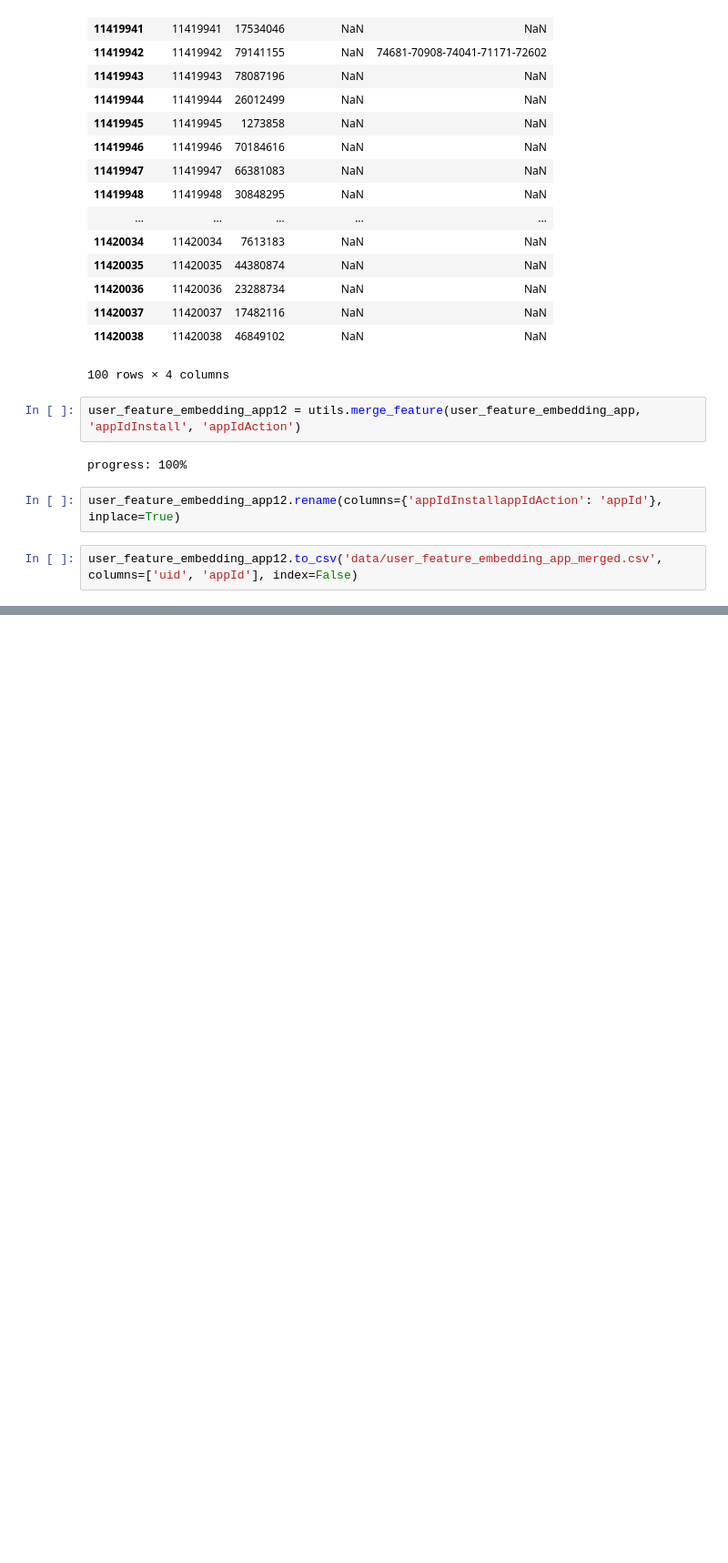
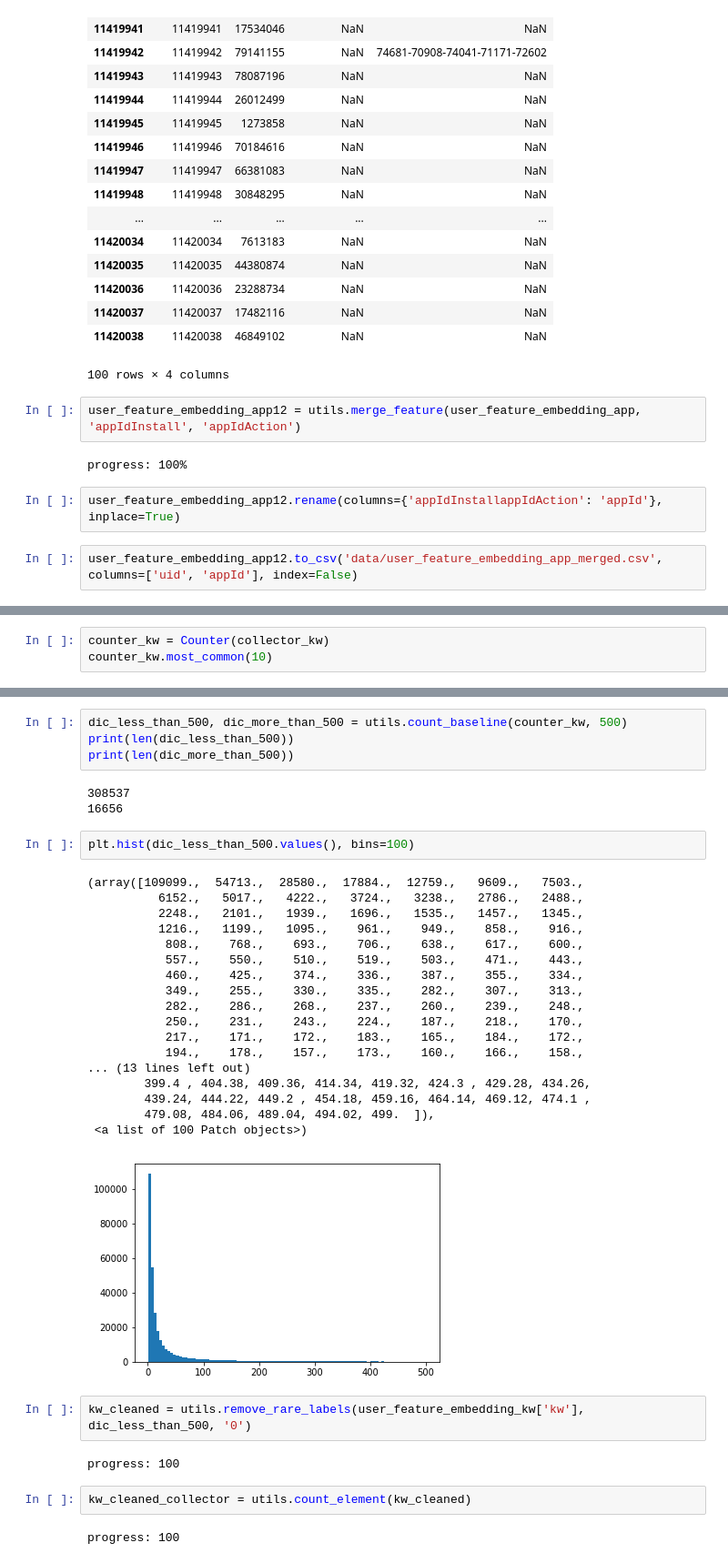
Before and after one commit to ModaoT/firstkill, a Jupyter notebook: complex_data_handling.ipynb, the cells around one changed output, grey strips where cells are left out. Shown at 91% size. Cells and saved outputs as stored; diff of their text form; blank space fills up the shorter version.

```diff
--- a/complex_data_handling.ipynb
+++ b/complex_data_handling.ipynb
@@ -223,0 +271,3 @@ user_feature_embedding_app12.to_csv('data/user_feature_embedding_app_merged.csv'
+# %%
+counter_kw = Counter(collector_kw)
+counter_kw.most_common(10)
@@ -223,0 +285,36 @@ user_feature_embedding_app12.to_csv('data/user_feature_embedding_app_merged.csv'
+# %%
+dic_less_than_500, dic_more_than_500 = utils.count_baseline(counter_kw, 500)
+print(len(dic_less_than_500))
+print(len(dic_more_than_500))
+# %% [output]
+308537
+16656
+# %%
+plt.hist(dic_less_than_500.values(), bins=100)
+# %% [output]
+(array([109099.,  54713.,  28580.,  17884.,  12759.,   9609.,   7503.,
+          6152.,   5017.,   4222.,   3724.,   3238.,   2786.,   2488.,
+          2248.,   2101.,   1939.,   1696.,   1535.,   1457.,   1345.,
+          1216.,   1199.,   1095.,    961.,    949.,    858.,    916.,
+           808.,    768.,    693.,    706.,    638.,    617.,    600.,
+           557.,    550.,    510.,    519.,    503.,    471.,    443.,
+           460.,    425.,    374.,    336.,    387.,    355.,    334.,
+           349.,    255.,    330.,    335.,    282.,    307.,    313.,
+           282.,    286.,    268.,    237.,    260.,    239.,    248.,
+           250.,    231.,    243.,    224.,    187.,    218.,    170.,
+           217.,    171.,    172.,    183.,    165.,    184.,    172.,
+           194.,    178.,    157.,    173.,    160.,    166.,    158.,
+... (13 lines left out)
+        399.4 , 404.38, 409.36, 414.34, 419.32, 424.3 , 429.28, 434.26,
+        439.24, 444.22, 449.2 , 454.18, 459.16, 464.14, 469.12, 474.1 ,
+        479.08, 484.06, 489.04, 494.02, 499.  ]),
+ <a list of 100 Patch objects>)
+[figure, added]
+# %%
+kw_cleaned = utils.remove_rare_labels(user_feature_embedding_kw['kw'], dic_less_than_500, '0')
+# %% [output]
+progress: 100
+# %%
+kw_cleaned_collector = utils.count_element(kw_cleaned)
+# %% [output]
+progress: 100
```
Also changed, not shown: parts of 18 cells of this notebook, 3 other files.
